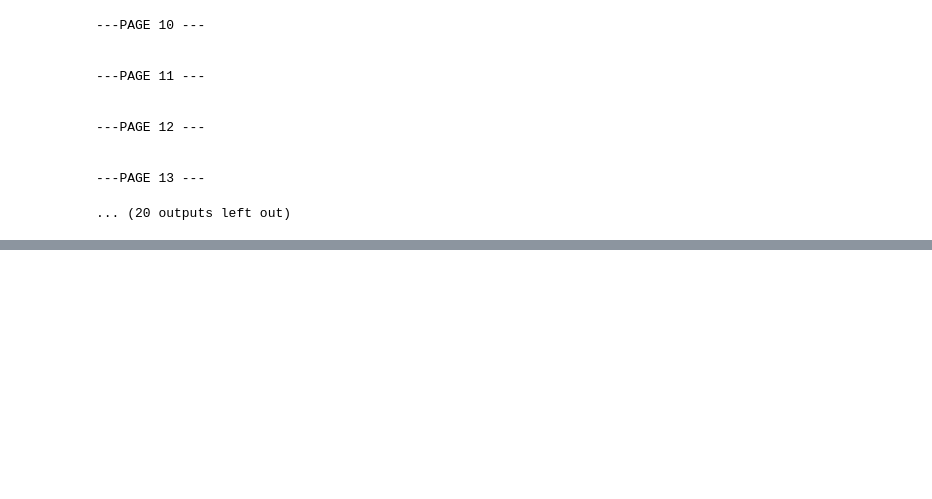
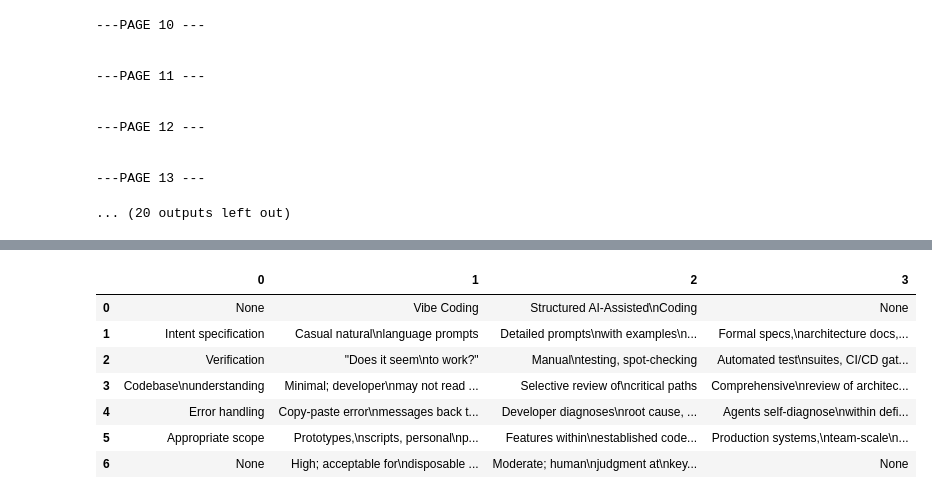
Before and after one commit to debashish-5/Google-5-Days-AgenticAI-VibeCoding, a Jupyter notebook: MultiModalRAG.ipynb, the cells around one changed output, grey strips where cells are left out. Saved outputs shown, nothing was run; the diff lists cells and outputs as text; code cells hidden in the pictures; blank space fills up the shorter version.

Commit message:
Add table extraction functionality with pandas and pdfplumber

```diff
--- a/MultiModalRAG.ipynb
+++ b/MultiModalRAG.ipynb
@@ -610,0 +613,16 @@ Not supported input data type! Only `numpy.ndarray` and `str` are supported! So
+# %%
+import pdfplumber
+import pandas as pd
+
+dfs = []
+with pdfplumber.open("documents/Day_1_v3.pdf") as pdf:
+    for page in pdf.pages:
+        tables = page.extract_tables()
+        for table in tables:
+            # table is a 2D matrix of rows and columns
+            df = pd.DataFrame(table)
+            dfs.append(df)
+
+# Access your extracted DataFrame(s)
+df_result = dfs[0]
+print(df_result)
@@ -610,0 +685,11 @@ Not supported input data type! Only `numpy.ndarray` and `str` are supported! So
+# %%
+df
+# %% [output]
+|  | 0 | 1 | 2 | 3 |
+| 0 | None | Vibe Coding | Structured AI-Assisted\nCoding | None |
+| 1 | Intent specification | Casual natural\nlanguage prompts | Detailed prompts\nwith examples\n... | Formal specs,\narchitecture docs,... |
+| 2 | Verification | "Does it seem\nto work?" | Manual\ntesting, spot-checking | Automated test\nsuites, CI/CD gat... |
+| 3 | Codebase\nunderstanding | Minimal; developer\nmay not read ... | Selective review of\ncritical paths | Comprehensive\nreview of architec... |
+| 4 | Error handling | Copy-paste error\nmessages back t... | Developer diagnoses\nroot cause, ... | Agents self-diagnose\nwithin defi... |
+| 5 | Appropriate scope | Prototypes,\nscripts, personal\np... | Features within\nestablished code... | Production systems,\nteam-scale\n... |
+| 6 | None | High; acceptable for\ndisposable ... | Moderate; human\njudgment at\nkey... | None |
```
Also changed, not shown: parts of 5 cells of this notebook.
